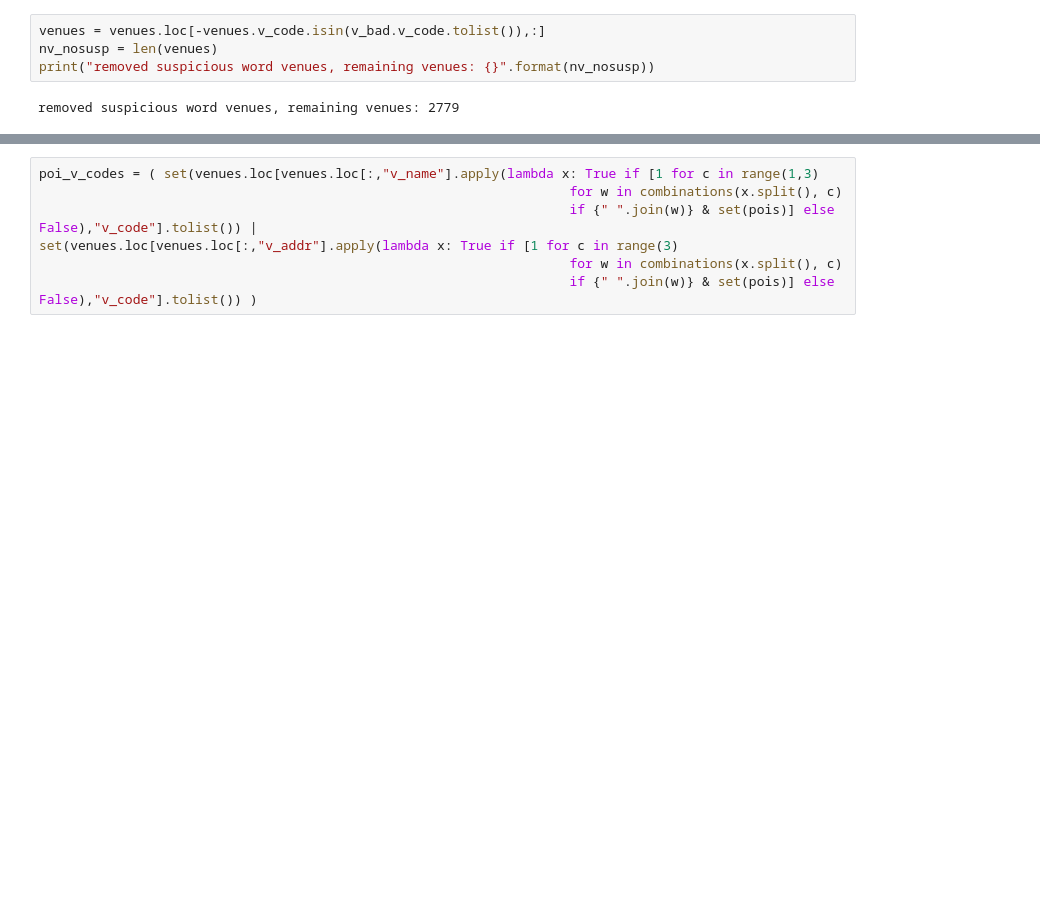
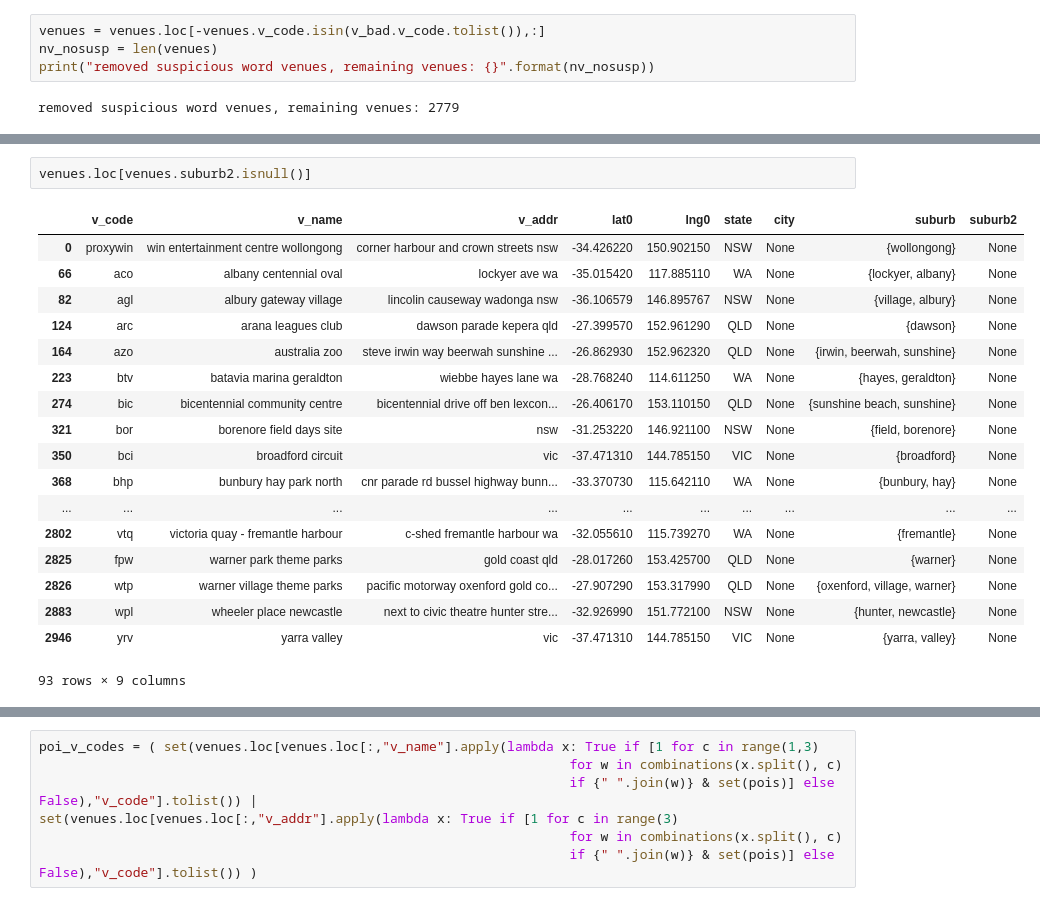
Before and after one commit to eeghor/gmaps_venue_coords, a Jupyter notebook: aus_venue_coords_check.ipynb, the cells around one changed output, grey strips where cells are left out. Drawn from its saved outputs; the diff is of its cells as text; blank space fills up the shorter version.

```diff
--- a/aus_venue_coords_check.ipynb
+++ b/aus_venue_coords_check.ipynb
@@ -125,3 +214,24 @@ print("elapsed time: {:.0f} min {:.0f} sec".format(*divmod(time.time() - t0, 60)
+# %%
+venues.loc[venues.suburb2.isnull()]
+# %% [output]
+|  | v_code | v_name | v_addr | lat0 | lng0 | state | city | suburb | suburb2 |
+| 0 | proxywin | win entertainment centre wollongong | corner harbour and crown streets nsw | -34.426220 | 150.902150 | NSW | None | {wollongong} | None |
+| 66 | aco | albany centennial oval | lockyer ave wa | -35.015420 | 117.885110 | WA | None | {lockyer, albany} | None |
+| 82 | agl | albury gateway village | lincolin causeway wadonga nsw | -36.106579 | 146.895767 | NSW | None | {village, albury} | None |
+| 124 | arc | arana leagues club | dawson parade kepera qld | -27.399570 | 152.961290 | QLD | None | {dawson} | None |
+| 164 | azo | australia zoo | steve irwin way beerwah sunshine ... | -26.862930 | 152.962320 | QLD | None | {irwin, beerwah, sunshine} | None |
+| 223 | btv | batavia marina geraldton | wiebbe hayes lane wa | -28.768240 | 114.611250 | WA | None | {hayes, geraldton} | None |
+| 274 | bic | bicentennial community centre | bicentennial drive off ben lexcon... | -26.406170 | 153.110150 | QLD | None | {sunshine beach, sunshine} | None |
+| 321 | bor | borenore field days site | nsw | -31.253220 | 146.921100 | NSW | None | {field, borenore} | None |
+| 350 | bci | broadford circuit | vic | -37.471310 | 144.785150 | VIC | None | {broadford} | None |
+| 368 | bhp | bunbury hay park north | cnr parade rd bussel highway bunn... | -33.370730 | 115.642110 | WA | None | {bunbury, hay} | None |
+| ... | ... | ... | ... | ... | ... | ... | ... | ... | ... |
+| 2802 | vtq | victoria quay - fremantle harbour | c-shed fremantle harbour wa | -32.055610 | 115.739270 | WA | None | {fremantle} | None |
+| 2825 | fpw | warner park theme parks | gold coast qld | -28.017260 | 153.425700 | QLD | None | {warner} | None |
+| 2826 | wtp | warner village theme parks | pacific motorway oxenford gold co... | -27.907290 | 153.317990 | QLD | None | {oxenford, village, warner} | None |
+| 2883 | wpl | wheeler place newcastle | next to civic theatre hunter stre... | -32.926990 | 151.772100 | NSW | None | {hunter, newcastle} | None |
+| 2946 | yrv | yarra valley | vic | -37.471310 | 144.785150 | VIC | None | {yarra, valley} | None |
+93 rows × 9 columns
 # %%
 v_bad = pd.concat([v_bad,
                     venues.loc[venues.suburb.apply(lambda x: False if len(x)>0 else True),:]])
```
Also changed, not shown: parts of 13 cells of this notebook.
